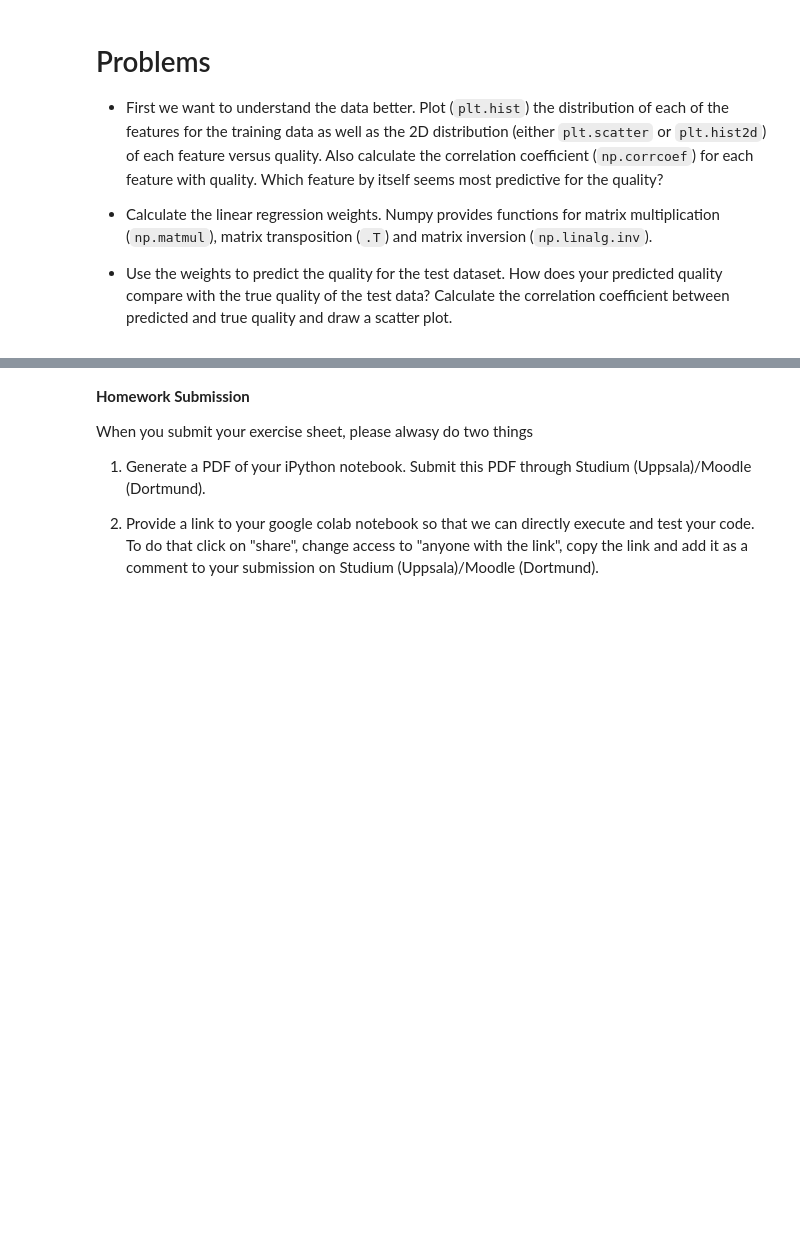
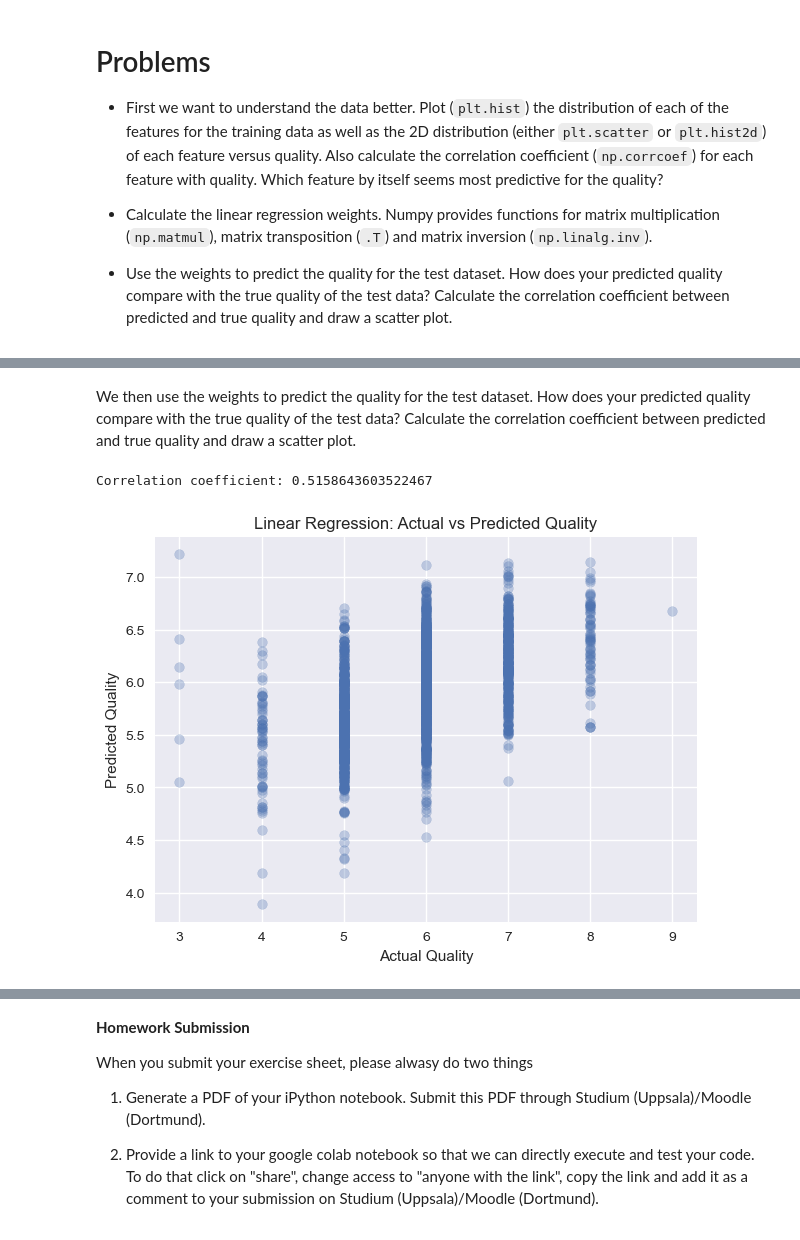
Before and after one commit to TildeSkar/Applied-Deep-Learning---Physics---exrecises, a Jupyter notebook: Exercise 4.ipynb, the cells around one changed output, grey strips where cells are left out. Cells and saved outputs as stored; diff of their text form; code cells hidden in the pictures; blank space fills up the shorter version.

```diff
--- a/Exercise 4.ipynb
+++ b/Exercise 4.ipynb
@@ -97,0 +217,24 @@ does your predicted quality compare with the true quality of the test data? Calc
+# %%
+# compute the linear regression weights
+w = np.linalg.inv(X_train.T @ X_train) @ X_train.T @ y_train
+# %% [markdown]
+We then use the weights to predict the quality for the test dataset. How
+does your predicted quality compare with the true quality of the test data? Calculate the correlation coefficient between predicted and true quality and draw a scatter plot.
+# %%
+# Use the weights to predict the quality of the wines in the test set
+y_pred = X_test @ w
+
+# Calculate the correlation coefficient between the predicted and actual quality values in the test set
+test_correlation = np.corrcoef(y_pred, y_test)[0, 1]
+print("Correlation coefficient:", test_correlation)
+
+# Draw a scatter plot of the predicted quality values against the actual quality values in the test set
+plt.figure(figsize=(7, 5))
+plt.scatter(y_test, y_pred, alpha=0.3)
+plt.xlabel("Actual Quality")
+plt.ylabel("Predicted Quality")
+plt.title("Linear Regression: Actual vs Predicted Quality")
+plt.show()
+# %% [output]
+Correlation coefficient: 0.5158643603522467
+[figure, added]
```
Also changed, not shown: parts of 11 cells of this notebook.
